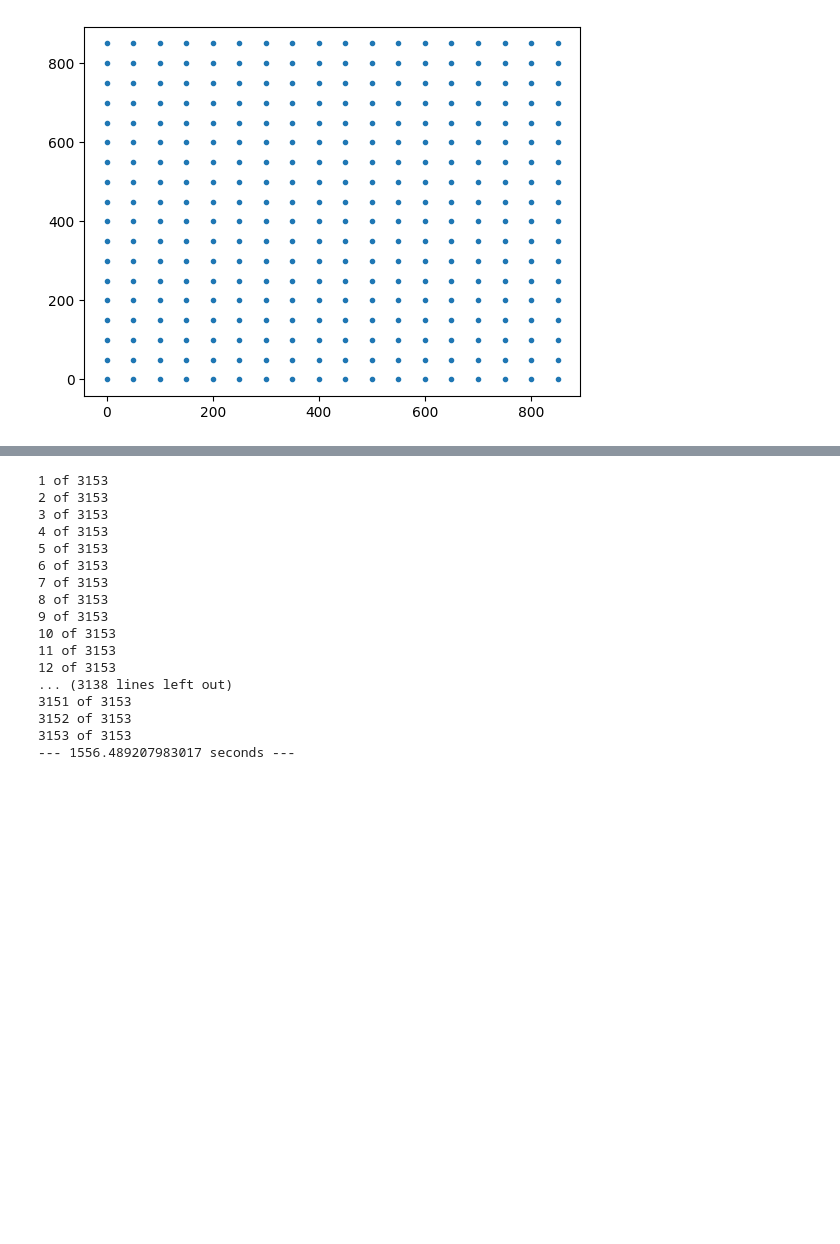
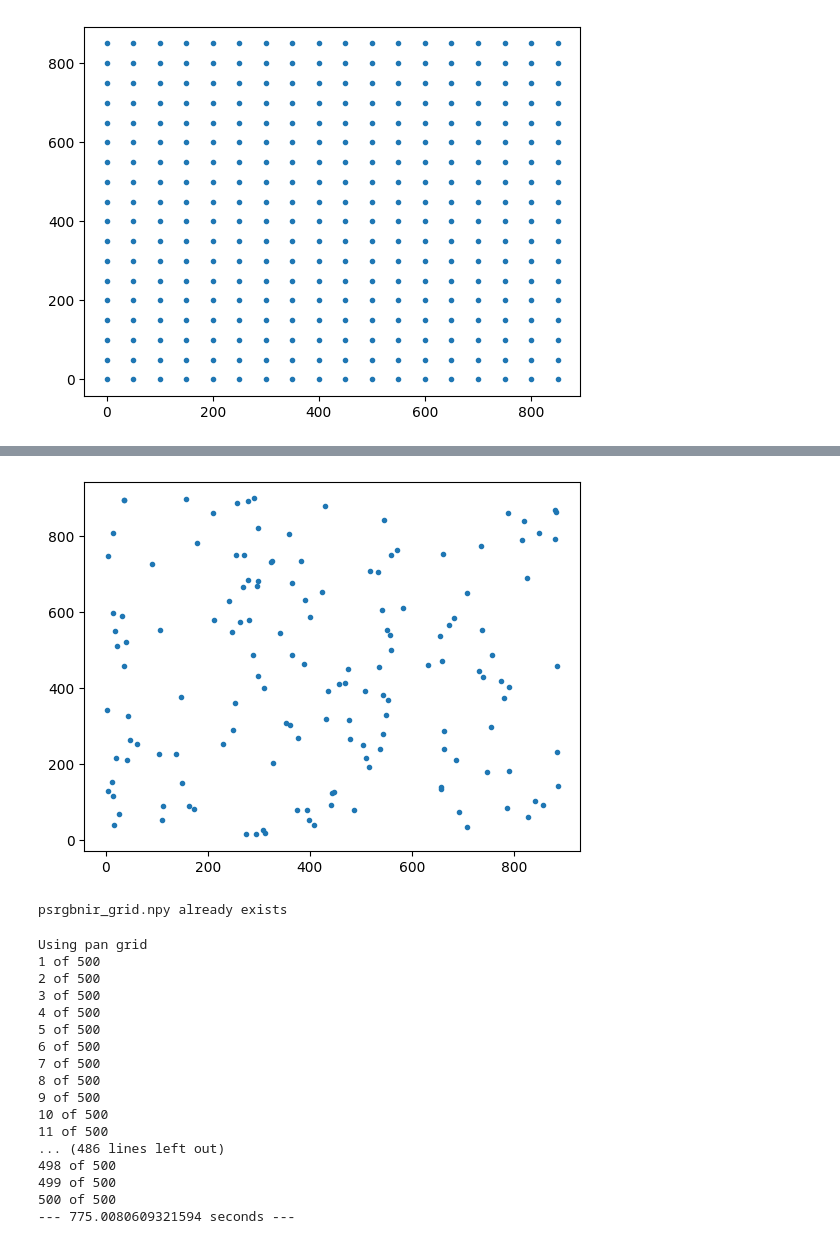
Before and after one commit to neu-spiral/Neural-Point-Processes, a Jupyter notebook: processing/data_alignment_.ipynb, the cells around one changed output, grey strips where cells are left out. Saved outputs shown, nothing was run; the diff lists cells and outputs as text; code cells hidden in the pictures; blank space fills up the shorter version.

```diff
--- a/processing/data_alignment_.ipynb
+++ b/processing/data_alignment_.ipynb
@@ -421,27 +466,34 @@ circ = [Polygon(circle_coords_fn(circ_coors[0], circ_coors[1], 1, 100, offset=(0
+# %%
+psrgbnir_grid = create_random_grid(testgdf, 150, kw='geometry', plot=True)
+save_array(psrgbnir_grid, 'psrgbnir_grid.npy', overwrite=False)
+# %% [output]
+[figure, added]
+psrgbnir_grid.npy already exists
 # %%
 # count the number of buildings intersected by each pin in the meshgrid
+# CHANGE GRID TYPE HERE
 import time
 start = time.time()
-out = generate_pin_counts(datas, rad=10, step=100, stop=len(datas), kw='geometry', off=(0, 0), plot=False)
+out = generate_pin_counts(datas, rad=10, step=100, stop=len(datas), kw='geometry', off=(0, 0), gridtype="pan", plot=False)
 print(f"--- {time.time() - start} seconds ---")
 # %% [output]
-1 of 3153
-2 of 3153
-3 of 3153
-4 of 3153
-5 of 3153
-6 of 3153
-7 of 3153
-8 of 3153
-9 of 3153
-10 of 3153
-11 of 3153
-12 of 3153
-... (3138 lines left out)
-3151 of 3153
-3152 of 3153
-3153 of 3153
---- 1556.489207983017 seconds ---
+Using pan grid
+1 of 500
+2 of 500
+3 of 500
+4 of 500
+5 of 500
+6 of 500
+7 of 500
+8 of 500
+9 of 500
+10 of 500
+11 of 500
+... (486 lines left out)
+498 of 500
+499 of 500
+500 of 500
+--- 775.0080609321594 seconds ---
 # %%
 # max buildings intersected by a pin in each output array
 [max(out[i][2]) for i in range(len(out))]
```
Also changed, not shown: parts of 10 cells of this notebook, 3 other files.
